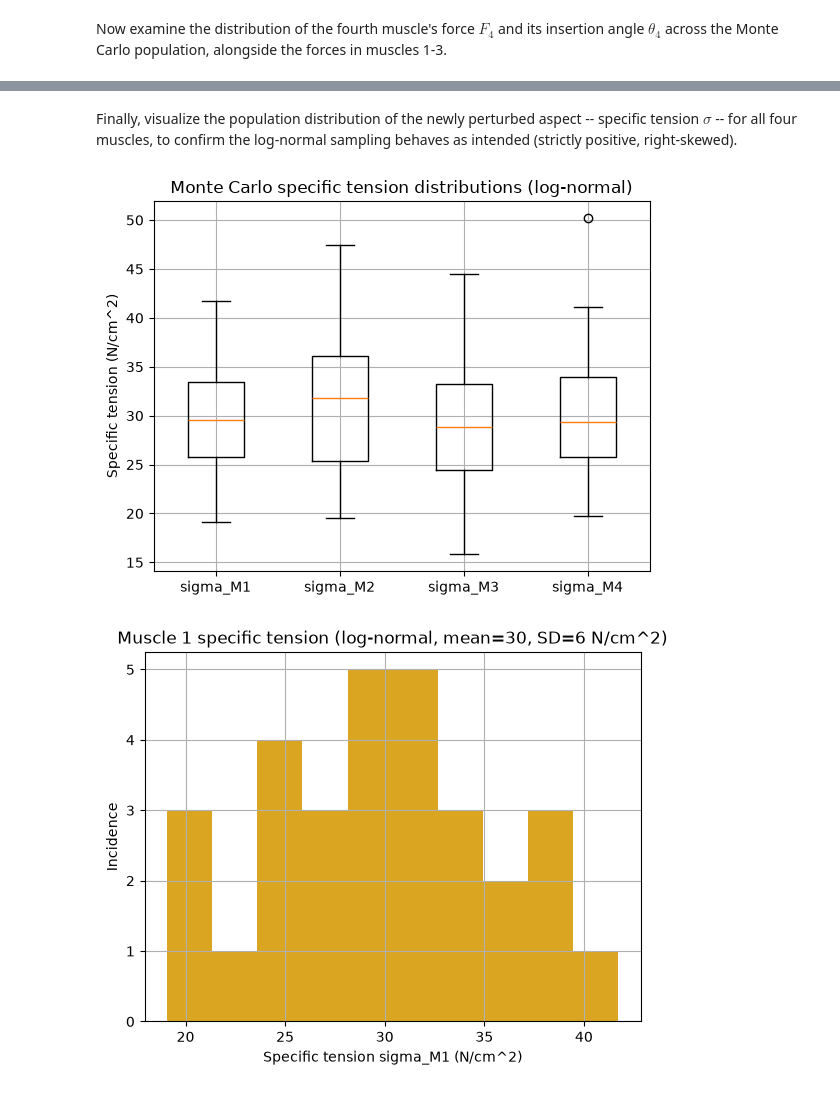
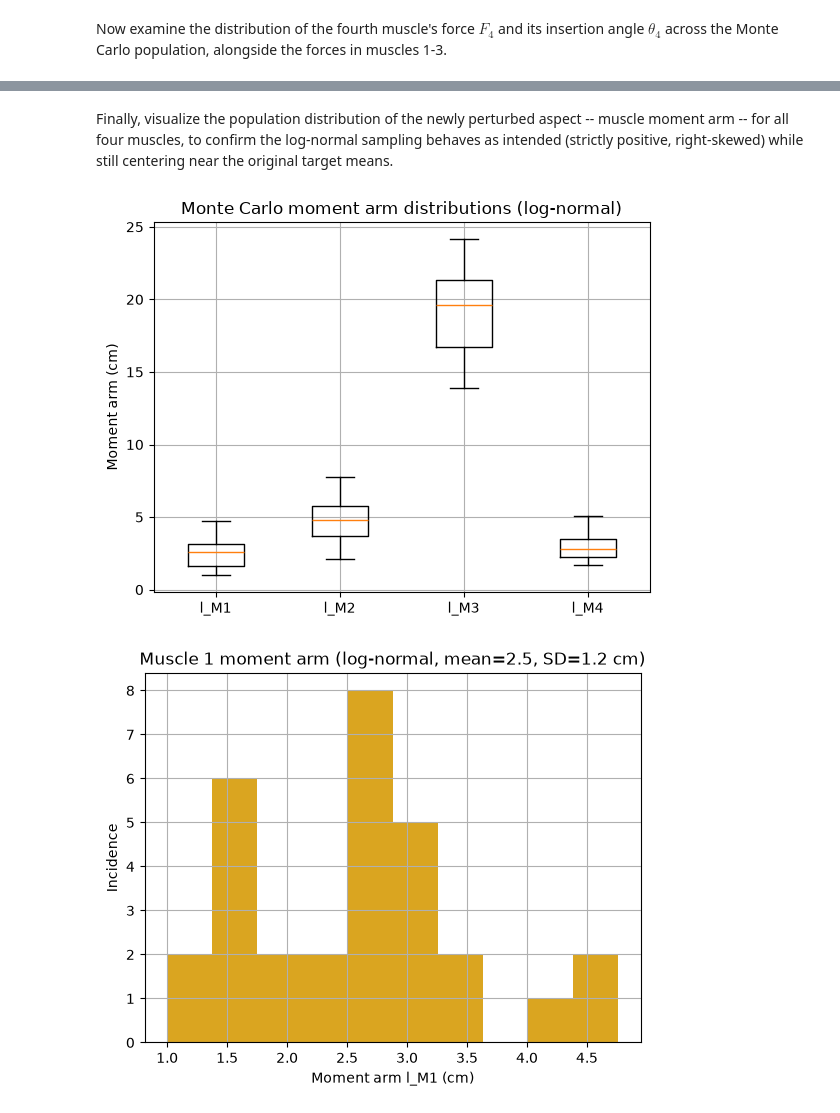
Before and after one commit to rgmcghee2-alt/BME5650, a Jupyter notebook: monte_carlo.ipynb, the cells around one changed output, grey strips where cells are left out. Cells and saved outputs as stored; diff of their text form; code cells hidden in the pictures.

```diff
--- a/monte_carlo.ipynb
+++ b/monte_carlo.ipynb
@@ -210,21 +195,21 @@ plt.show()
 # %% [markdown]
-Finally, visualize the population distribution of the newly perturbed aspect -- specific tension $\sigma$ -- for all four muscles, to confirm the log-normal sampling behaves as intended (strictly positive, right-skewed).
+Finally, visualize the population distribution of the newly perturbed aspect -- muscle moment arm -- for all four muscles, to confirm the log-normal sampling behaves as intended (strictly positive, right-skewed) while still centering near the original target means.
 # %%
-# Frequency distributions for the new perturbed aspect: specific tension (sigma)
+# Frequency distributions for the new perturbed aspect: moment arm (l)
 fig3, ax3 = plt.subplots()
-ax3.boxplot([sigma_M1_array, sigma_M2_array, sigma_M3_array, sigma_M4_array], tick_labels=['sigma_M1', 'sigma_M2', 'sigma_M3', 'sigma_M4'])
-ax3.set_ylabel("Specific tension (N/cm^2)")
-ax3.set_title("Monte Carlo specific tension distributions (log-normal)")
+ax3.boxplot([l_M1_array, l_M2_array, l_M3_array, l_M4_array], tick_labels=['l_M1', 'l_M2', 'l_M3', 'l_M4'])
+ax3.set_ylabel("Moment arm (cm)")
+ax3.set_title("Monte Carlo moment arm distributions (log-normal)")
 ax3.grid(True)
 plt.show()
 
 fig4, ax4 = plt.subplots()
-ax4.hist(sigma_M1_array, bins=10, color='goldenrod')
-ax4.set_xlabel("Specific tension sigma_M1 (N/cm^2)")
+ax4.hist(l_M1_array, bins=10, color='goldenrod')
+ax4.set_xlabel("Moment arm l_M1 (cm)")
 ax4.set_ylabel("Incidence")
-ax4.set_title("Muscle 1 specific tension (log-normal, mean=30, SD=6 N/cm^2)")
+ax4.set_title("Muscle 1 moment arm (log-normal, mean=2.5, SD=1.2 cm)")
 ax4.grid(True)
 plt.show()
 # %% [output]
-[figure, old version]
+[figure, new version]
-[figure, old version]
+[figure, new version]
```
Also changed, not shown: parts of 5 cells of this notebook.
